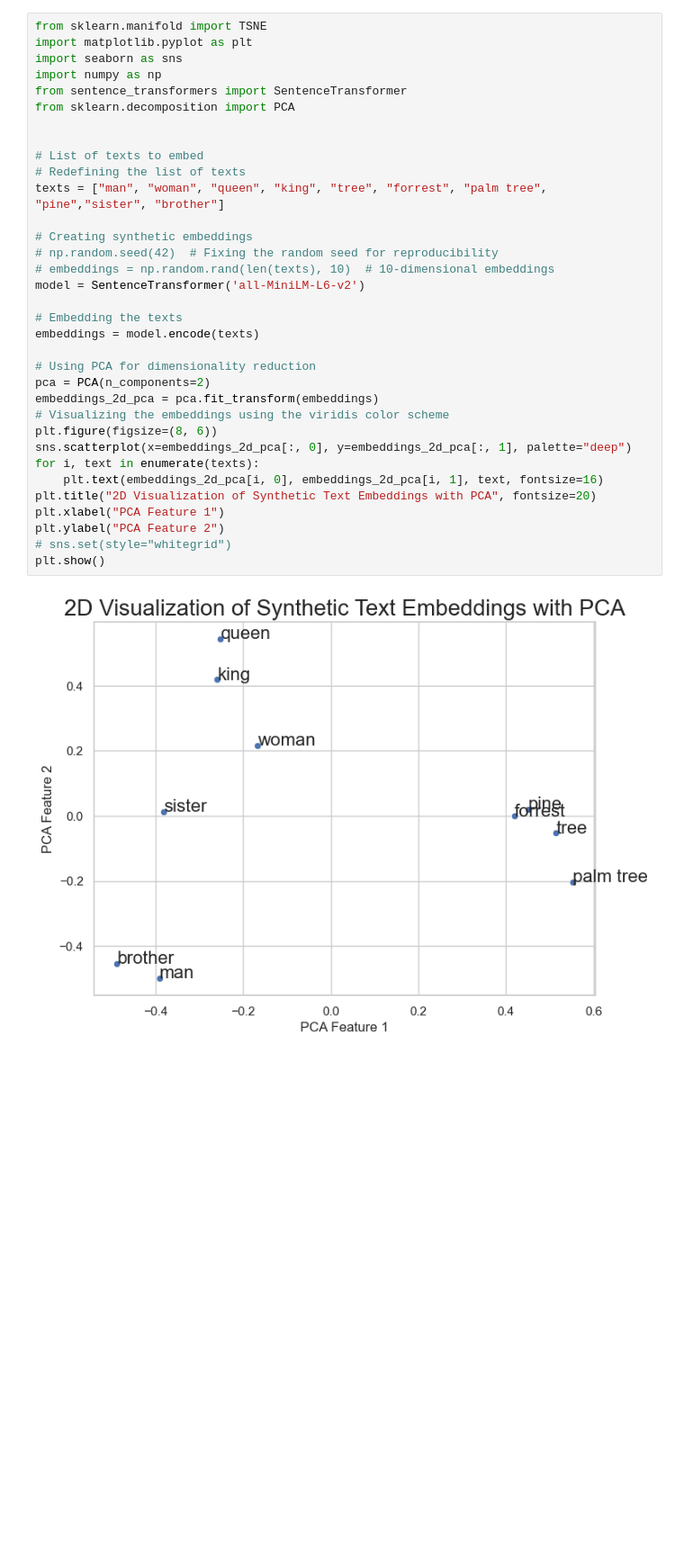
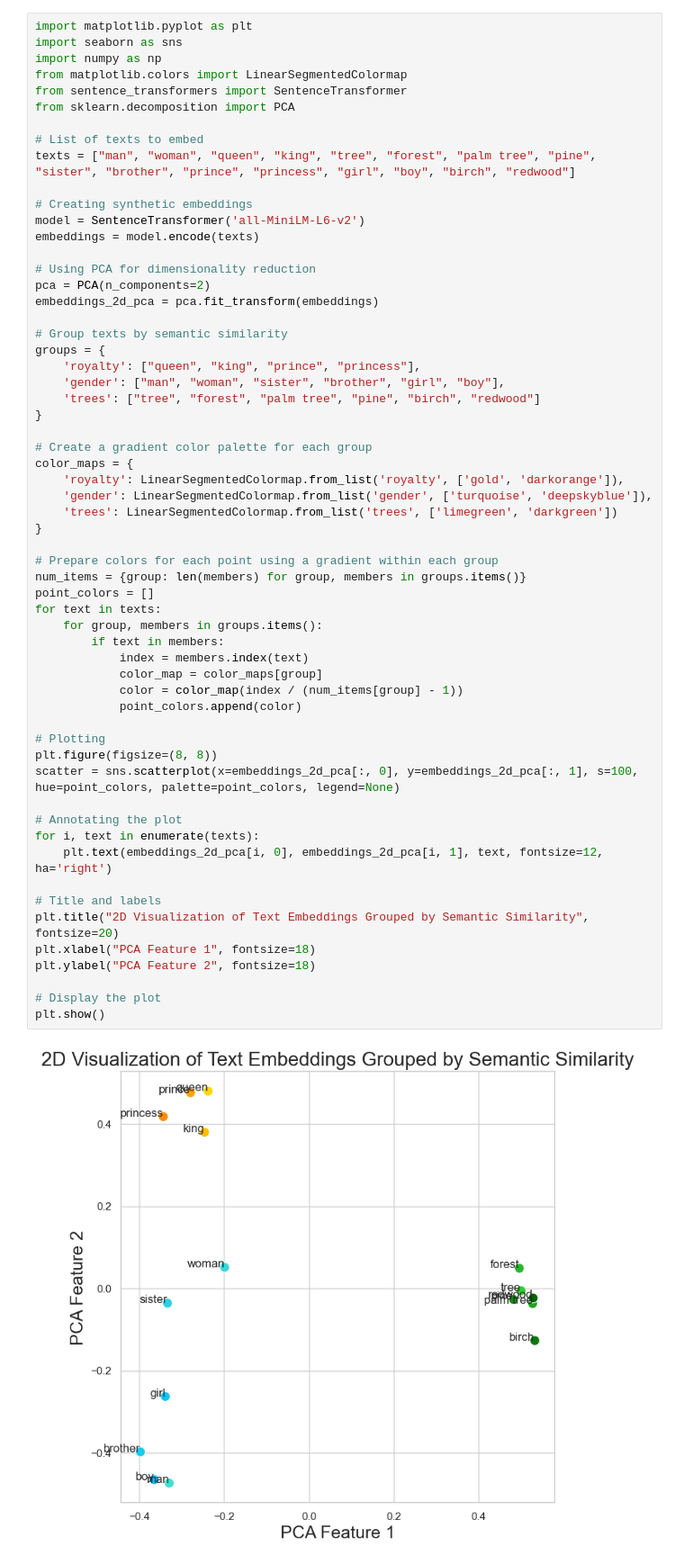
Before and after one commit to hakatiki/VIK-GPT, a Jupyter notebook: experiments/visualizations.ipynb, the cells around one changed output. Shown at 90% size. Saved outputs shown, nothing was run; the diff lists cells and outputs as text; blank space fills up the shorter version.

```diff
--- a/experiments/visualizations.ipynb
+++ b/experiments/visualizations.ipynb
@@ -1,36 +1,61 @@
 # %%
-from sklearn.manifold import TSNE
 import matplotlib.pyplot as plt
 import seaborn as sns
 import numpy as np
+from matplotlib.colors import LinearSegmentedColormap
 from sentence_transformers import SentenceTransformer
 from sklearn.decomposition import PCA
 
-
 # List of texts to embed
-# Redefining the list of texts
-texts = ["man", "woman", "queen", "king", "tree", "forrest", "palm tree", "pine","sister", "brother"]
+texts = ["man", "woman", "queen", "king", "tree", "forest", "palm tree", "pine", "sister", "brother", "prince", "princess", "girl", "boy", "birch", "redwood"]
 
 # Creating synthetic embeddings
-# np.random.seed(42)  # Fixing the random seed for reproducibility
-# embeddings = np.random.rand(len(texts), 10)  # 10-dimensional embeddings
 model = SentenceTransformer('all-MiniLM-L6-v2')
-
-# Embedding the texts
 embeddings = model.encode(texts)
 
 # Using PCA for dimensionality reduction
 pca = PCA(n_components=2)
 embeddings_2d_pca = pca.fit_transform(embeddings)
-# Visualizing the embeddings using the viridis color scheme
-plt.figure(figsize=(8, 6))
-sns.scatterplot(x=embeddings_2d_pca[:, 0], y=embeddings_2d_pca[:, 1], palette="deep")
+
+# Group texts by semantic similarity
+groups = {
+    'royalty': ["queen", "king", "prince", "princess"],
+    'gender': ["man", "woman", "sister", "brother", "girl", "boy"],
+    'trees': ["tree", "forest", "palm tree", "pine", "birch", "redwood"]
+}
+
+# Create a gradient color palette for each group
+color_maps = {
+    'royalty': LinearSegmentedColormap.from_list('royalty', ['gold', 'darkorange']),
+    'gender': LinearSegmentedColormap.from_list('gender', ['turquoise', 'deepskyblue']),
+    'trees': LinearSegmentedColormap.from_list('trees', ['limegreen', 'darkgreen'])
+}
+
+# Prepare colors for each point using a gradient within each group
+num_items = {group: len(members) for group, members in groups.items()}
+point_colors = []
+for text in texts:
+    for group, members in groups.items():
+        if text in members:
+            index = members.index(text)
+            color_map = color_maps[group]
+            color = color_map(index / (num_items[group] - 1))
+            point_colors.append(color)
+
+# Plotting
+plt.figure(figsize=(8, 8))
+scatter = sns.scatterplot(x=embeddings_2d_pca[:, 0], y=embeddings_2d_pca[:, 1], s=100, hue=point_colors, palette=point_colors, legend=None)
+
+# Annotating the plot
 for i, text in enumerate(texts):
-    plt.text(embeddings_2d_pca[i, 0], embeddings_2d_pca[i, 1], text, fontsize=16)
-plt.title("2D Visualization of Synthetic Text Embeddings with PCA", fontsize=20)
-plt.xlabel("PCA Feature 1")
-plt.ylabel("PCA Feature 2")
-# sns.set(style="whitegrid")
+    plt.text(embeddings_2d_pca[i, 0], embeddings_2d_pca[i, 1], text, fontsize=12, ha='right')
+
+# Title and labels
+plt.title("2D Visualization of Text Embeddings Grouped by Semantic Similarity", fontsize=20)
+plt.xlabel("PCA Feature 1", fontsize=18)
+plt.ylabel("PCA Feature 2", fontsize=18)
+
+# Display the plot
 plt.show()
 # %% [output]
-[figure, old version]
+[figure, new version]
```
Also changed, not shown: parts of 8 cells of this notebook, 21 other files.
